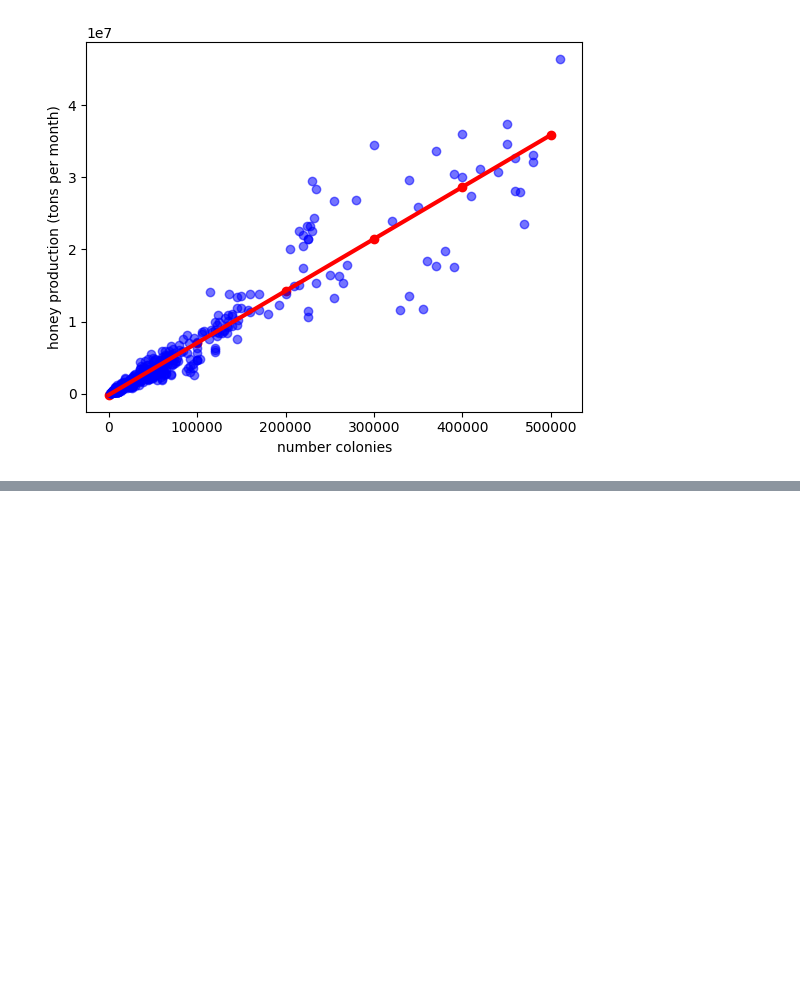
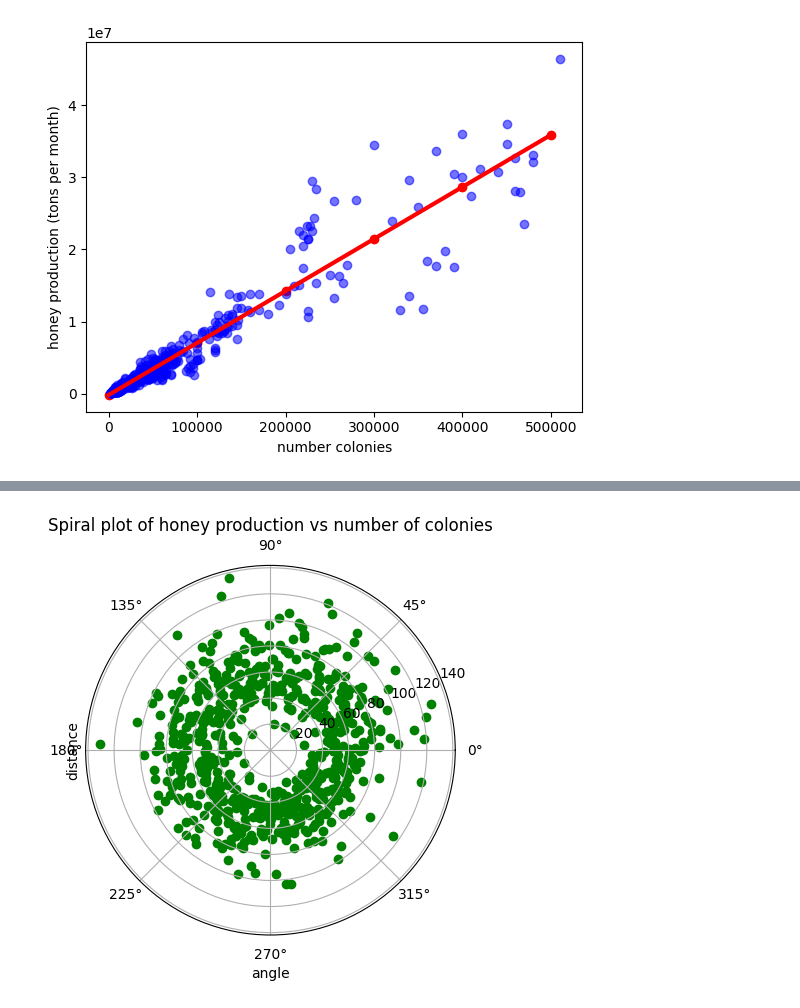
Before and after one commit to mauromarulanda/HoneyPrediction, a Jupyter notebook: honeyProduction.ipynb, the cells around one changed output, grey strips where cells are left out. Saved outputs shown, nothing was run; the diff lists cells and outputs as text; code cells hidden in the pictures; blank space fills up the shorter version.

```diff
--- a/honeyProduction.ipynb
+++ b/honeyProduction.ipynb
@@ -55,0 +68,21 @@ Pendiente (m) [72.07518151]
+# %%
+import matplotlib.pyplot as plt
+import numpy as np
+
+# Crear un eje polar
+plt.axes(projection="polar")
+
+# Calcular el ángulo y la distancia de cada punto
+angle = np.linspace(0, 2*np.pi, len(data))
+distance = data["totalprod"] / data["numcol"]
+
+# Crear un gráfico de dispersión en el eje polar
+plt.scatter(angle, distance, color="green")
+
+# Agregar etiquetas y título
+plt.xlabel("angle")
+plt.ylabel("distance")
+plt.title("Spiral plot of honey production vs number of colonies")
+plt.show()
+# %% [output]
+[figure, added]
```
Also changed, not shown: parts of 6 cells of this notebook.
